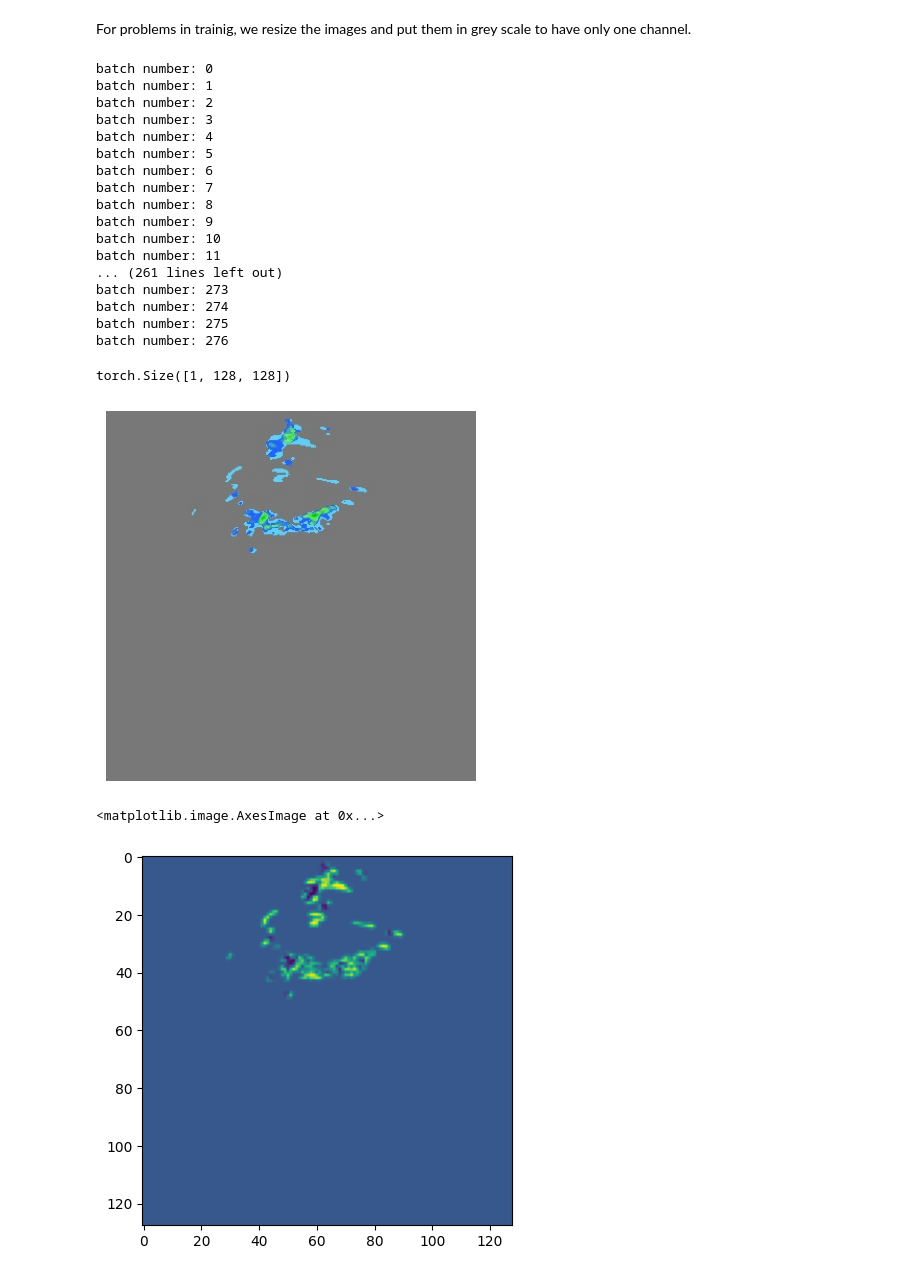
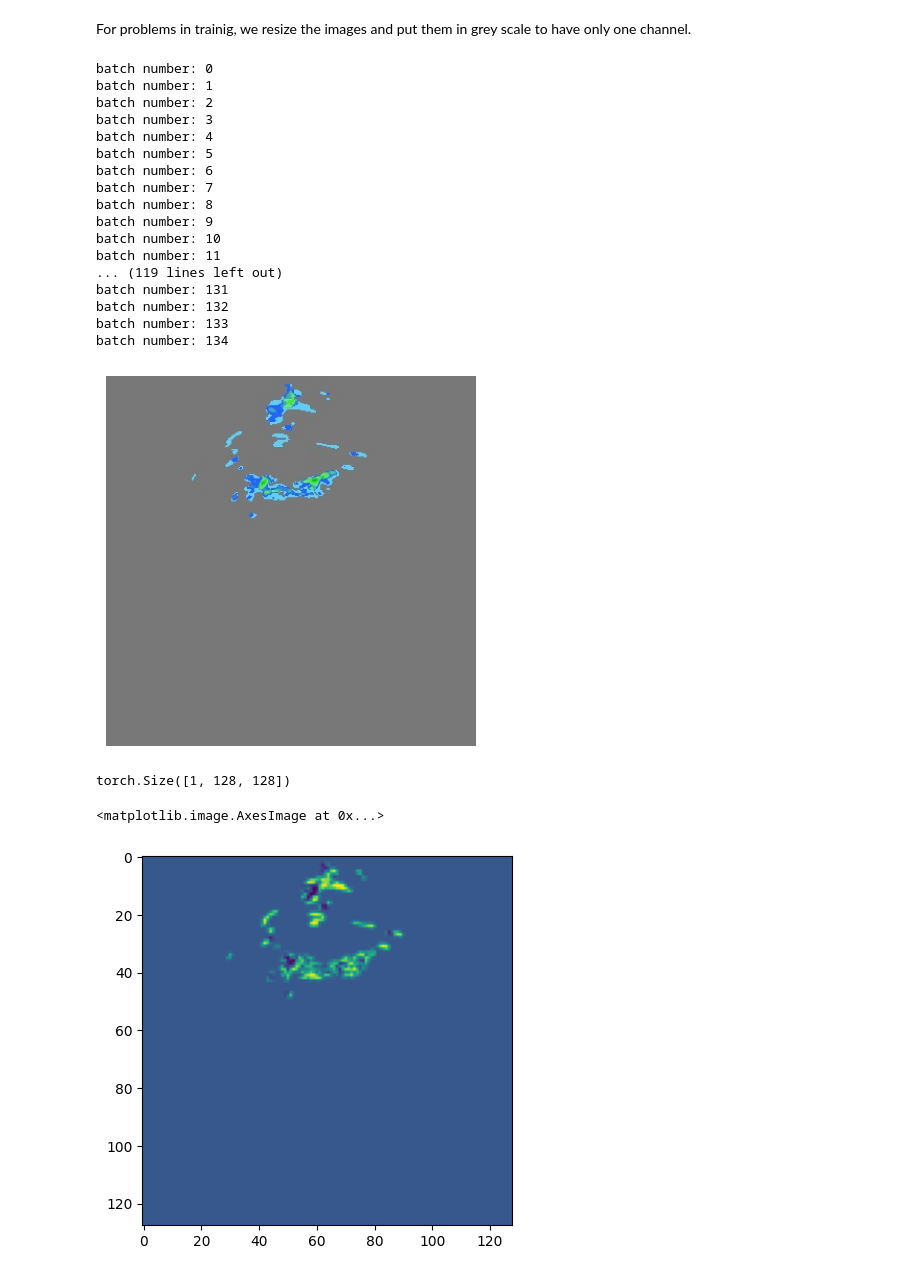
Before and after one commit to mzampar/Deep-Learning-Project, a Jupyter notebook: data/grey_scale.ipynb, the cells around one changed output. Drawn from its saved outputs; the diff is of its cells as text; code cells hidden in the pictures.

Commit message:
gray scale images

```diff
--- a/data/grey_scale.ipynb
+++ b/data/grey_scale.ipynb
@@ -46,7 +44,7 @@ dataset = RainDataset(id_data, '../../fast/cropped_images/', output_dir)
 # apply transform to the dataset
 loader = th.utils.data.DataLoader(dataset, batch_size=128, shuffle=False)
 j=0
-for images, ids in loader:
+for ids in loader:
     print(f"batch number: {j}")
     j+=1
 # %% [output]
@@ -62,11 +60,11 @@ batch number: 8
 batch number: 9
 batch number: 10
 batch number: 11
-... (261 lines left out)
-batch number: 273
-batch number: 274
-batch number: 275
-batch number: 276
+... (119 lines left out)
+batch number: 131
+batch number: 132
+batch number: 133
+batch number: 134
 # %%
 def print_image(image_path):
     img = mpimg.imread(image_path)
@@ -74,15 +72,16 @@ def print_image(image_path):
     plt.axis('off')
     plt.show()
 # %%
+print_image("../../fast/cropped_images/2454880_crop.jpg")
 transform = transforms.Compose([transforms.Resize((128, 128)),transforms.ToTensor()])
-img = Image.open("./images/2454880_crop.jpg").convert("L")
+img = Image.open("../../fast/cropped_images/2454880_crop.jpg").convert("L")
 img_tensor = transform(img)
 print(img_tensor.shape)
-print_image("./images/2454880_crop.jpg")
-image = transforms.ToPILImage()(img_tensor)
+tensor = th.load("../../fast/gray_tensor/tensor_2454880.pt", weights_only=False)
+image = transforms.ToPILImage()(tensor)
 plt.imshow(image)
 # %% [output]
+[figure]
 torch.Size([1, 128, 128])
-[figure]
 <matplotlib.image.AxesImage at 0x...>
 [figure]
```
Also changed, not shown: parts of 1 cell of this notebook, 2 other files.
